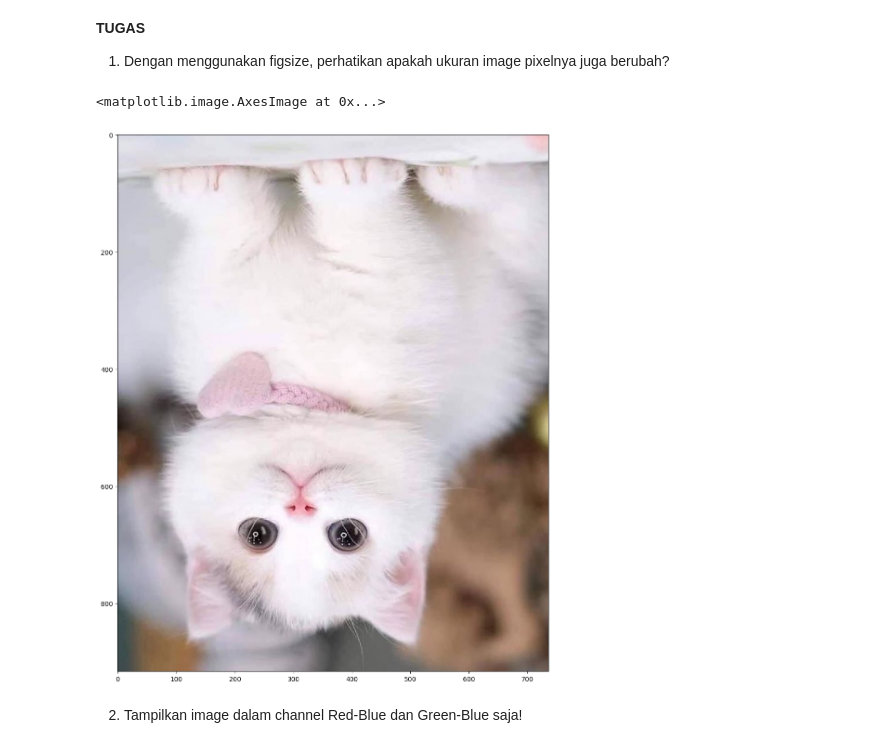
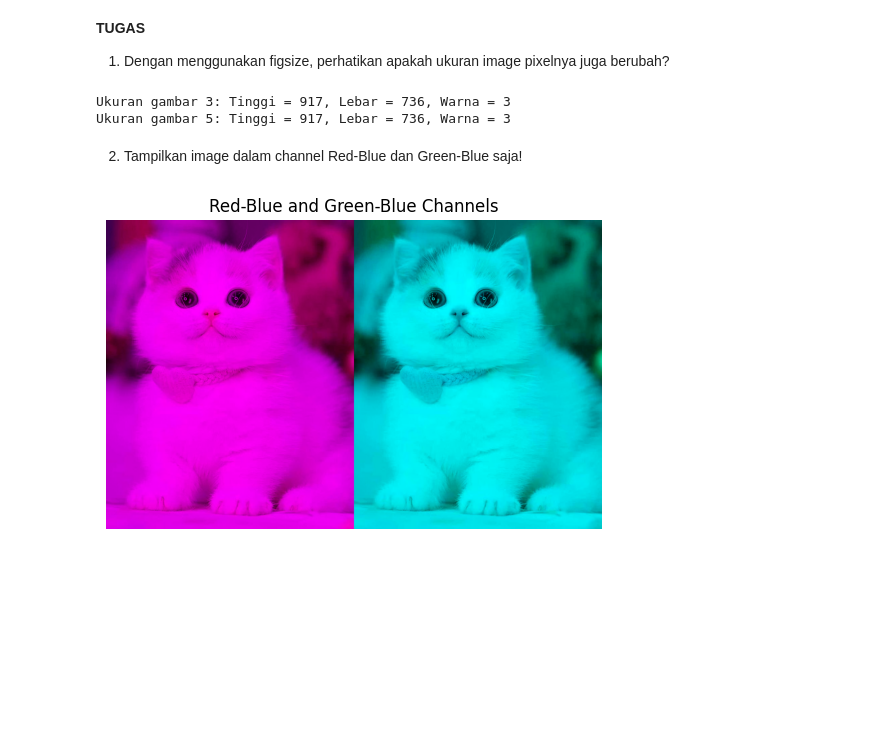
Before and after one commit to YayunEldina/PCVK_Ganjil_2024, a Jupyter notebook: Week2.ipynb, the cells around one changed output. Drawn from its saved outputs; the diff is of its cells as text; code cells hidden in the pictures; blank space fills up the shorter version.

```diff
--- a/Week2.ipynb
+++ b/Week2.ipynb
@@ -141,18 +152,37 @@ berikut?
 **TUGAS**
 1. Dengan menggunakan figsize, perhatikan apakah ukuran image pixelnya juga
 berubah?
-# %%
-img5 = cv.flip(cv.cvtColor(img,cv.COLOR_BGR2RGB),0)
-
-#simpan File image
-#cv.imwrite('/content/drive/MyDrive/PCVK_MM/Images/mandirill2.tiff',img5)
-
-#tampilkan plot dengan ukuran canva yang lebih besar
-fig = plt.figure(figsize=(20,15))           #ubah-ubah ukuran (10,10) sesuai kebutuhan
-ax = fig.add_subplot(111)
-ax.imshow(img5)
-# %% [output]
-<matplotlib.image.AxesImage at 0x...>
-[figure, removed]
+# %%
+height, width, channels = img3.shape
+print(f"Ukuran gambar 3: Tinggi = {height}, Lebar = {width}, Warna = {channels}")
+
+
+height, width, channels = img5.shape
+print(f"Ukuran gambar 5: Tinggi = {height}, Lebar = {width}, Warna = {channels}")
+# %% [output]
+Ukuran gambar 3: Tinggi = 917, Lebar = 736, Warna = 3
+Ukuran gambar 5: Tinggi = 917, Lebar = 736, Warna = 3
 # %% [markdown]
 2. Tampilkan image dalam channel Red-Blue dan Green-Blue saja!
+# %%
+# Channel Red-Blue
+red_blue = img.copy()
+red_blue[:, :, 1] = 0  # Set saluran hijau menjadi 0 (hanya tinggalkan saluran merah dan biru)
+
+# Channel Green-Blue
+green_blue = img.copy()
+green_blue[:, :, 2] = 0  # Set saluran merah menjadi 0 (hanya tinggalkan saluran hijau dan biru)
+
+red_blue_rgb = cv.cvtColor(red_blue, cv.COLOR_BGR2RGB)
+green_blue_rgb = cv.cvtColor(green_blue, cv.COLOR_BGR2RGB)
+
+# Menggabungkan gambar secara horizontal
+final_frame = np.hstack((red_blue_rgb, green_blue_rgb))
+
+# Menampilkan gambar yang digabungkan
+plt.imshow(final_frame)
+plt.axis('off')
+plt.title('Red-Blue and Green-Blue Channels')
+plt.show()
+# %% [output]
+[figure, added]
```
Also changed, not shown: parts of 19 cells of this notebook.
